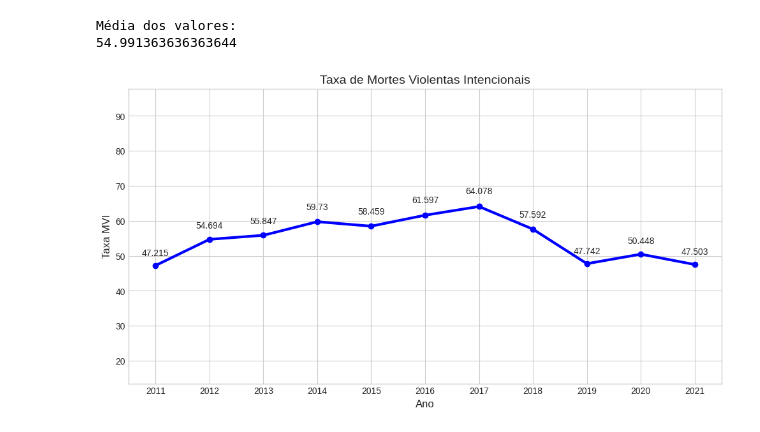
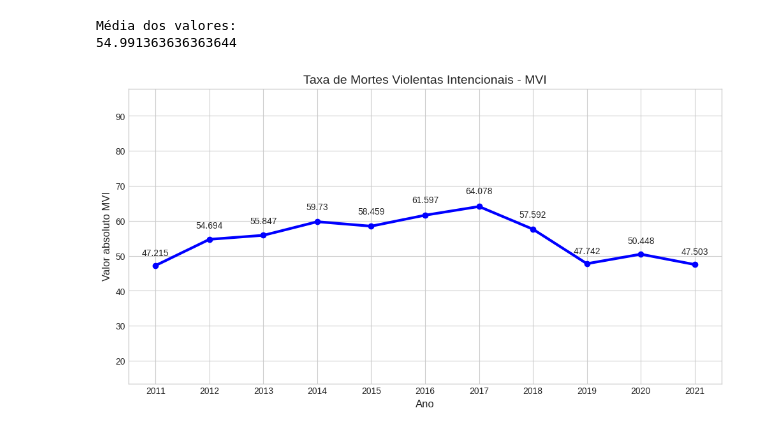
Before and after one commit to Fonteleee/ipeadata, a Jupyter notebook: PROJETO_MVI.ipynb, the cells around one changed output. Drawn from its saved outputs; the diff is of its cells as text; code cells hidden in the pictures.

```diff
--- a/PROJETO_MVI.ipynb
+++ b/PROJETO_MVI.ipynb
@@ -176,33 +176,33 @@ valores = [47.215, 54.694, 55.847, 59.730, 58.459, 61.597, 64.078, 57.592, 47.74
 
 # Estilo
 plt.style.use('seaborn-whitegrid')
 
 # Figura
 plt.figure(figsize=(12, 6))
 
 # Criar o gráfico
 plt.plot(anos, valores, marker='o', linestyle='-', color='blue', linewidth=3)
 
 # Valores nas linhas
 for i in range(len(anos)):
     offset = valores[i] * 0.05
     plt.text(anos[i], valores[i] + offset, str(valores[i]), ha='center', va='bottom', fontsize=10)
 
 # Título e eixos
-plt.title('Taxa de Mortes Violentas Intencionais', fontsize=14)
+plt.title('Taxa de Mortes Violentas Intencionais - MVI', fontsize=14)
 plt.xlabel('Ano', fontsize=12)
-plt.ylabel('Taxa MVI', fontsize=12)
+plt.ylabel('Valor absoluto MVI', fontsize=12)
 
 # Ajuste da altura
 min_valor = min(valores)
 max_valor = max(valores)
 delta = (max_valor - min_valor) * 2
 plt.ylim(min_valor - delta, max_valor + delta)
 
 # Definir todos os anos
 plt.xticks(anos, rotation=0)
 
 # Exibir o gráfico
 plt.show()
 # %% [output]
-[figure, old version]
+[figure, new version]
```
